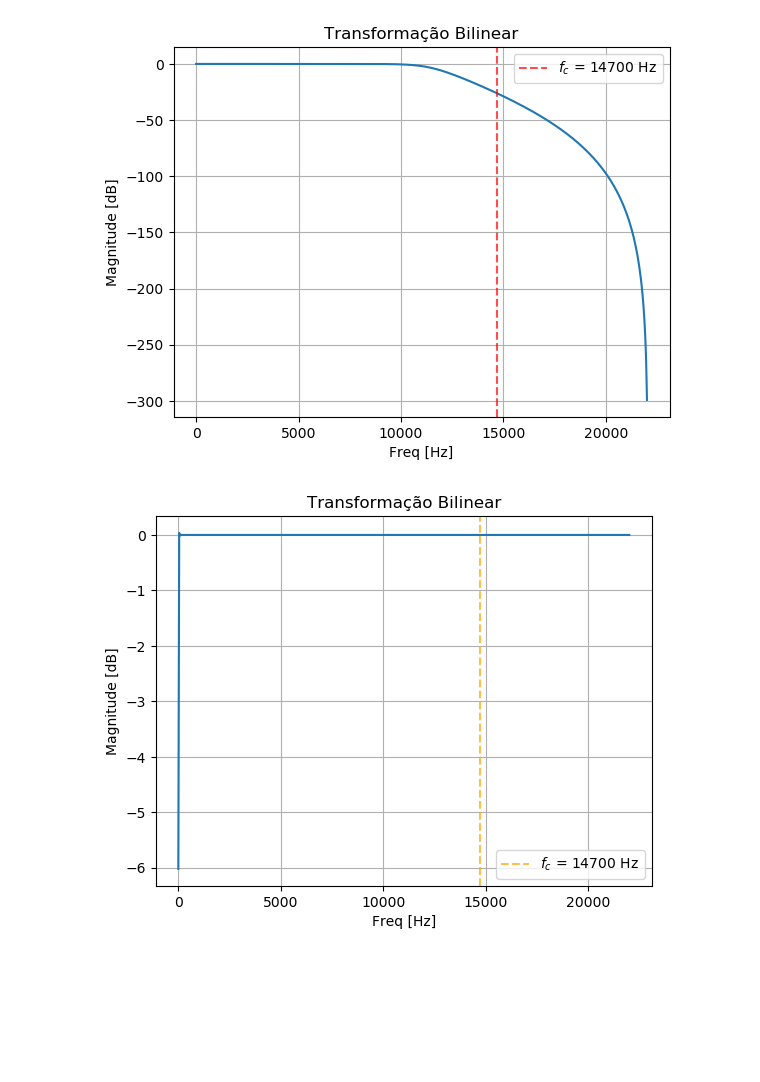
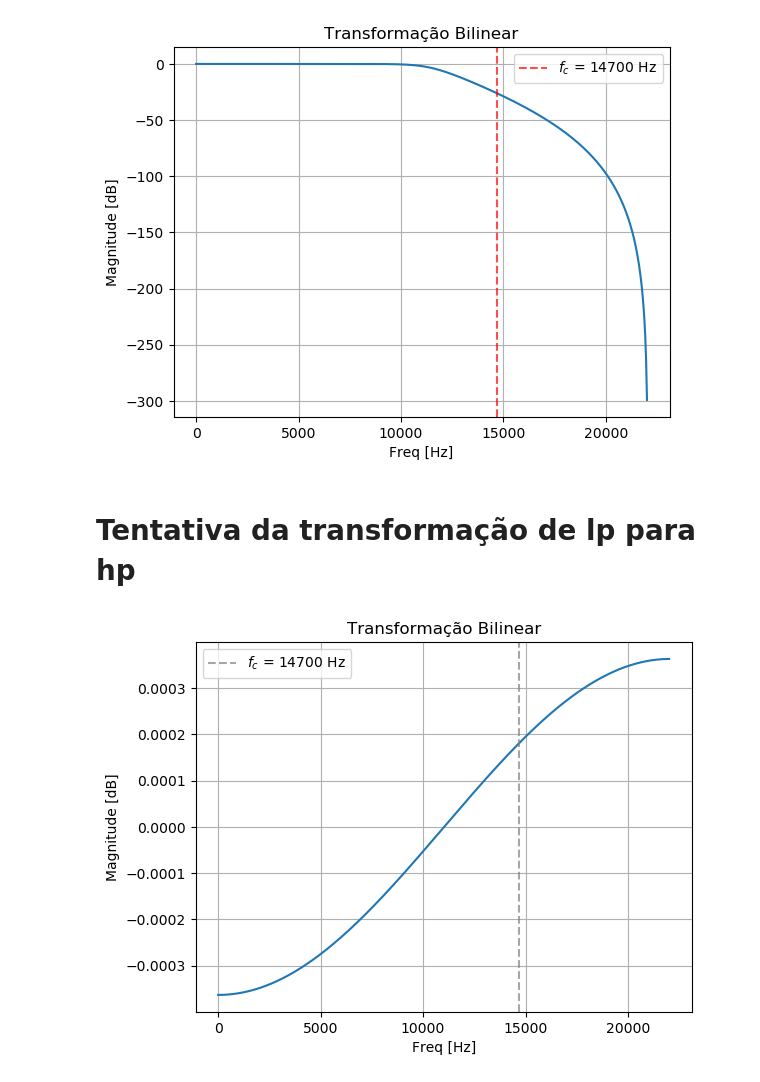
Before and after one commit to pedrohugo-psc/PDS_Trabalho, a Jupyter notebook: filtrobutter.ipynb, the cells around one changed output. Saved outputs shown, nothing was run; the diff lists cells and outputs as text; code cells hidden in the pictures; blank space fills up the shorter version.

```diff
--- a/filtrobutter.ipynb
+++ b/filtrobutter.ipynb
@@ -18,10 +18,10 @@ import numpy as np
 
 ordem = 6  # Ordem do filtro
 cutoff_freq = (2/3) * np.pi  # Frequência de corte em radianos / segundo
-fc = 44100/3
 
 fs = 44100 # Frequência de amostragem para sinal de audio
 wn = fs*cutoff_freq
+fc = wn/(2*np.pi)
 # %% [markdown]
 ## 1.2. Criando o filtro analógico *Butterworth* na forma direta
 # %%
@@ -245,21 +319,24 @@ plt.grid()
 plt.show()
 # %% [output]
 [figure]
+# %% [markdown]
+# Tentativa da transformação de lp para hp
 # %%
 from scipy import signal
 
-hp = signal.lti(*signal.lp2hp(butter_numerador, butter_denominador))
-filtz = dlti(*bilinear(hp.num, hp.den, fs=sampling_freq))
+hp_num,hp_den = signal.lp2hp(butter_numerador, butter_denominador)
+filtz = dlti(*bilinear(hp_num, hp_den, fs=sampling_freq))
 
+bsh,ash = signal.freqz(butter_numerador,butter_denominador)
 bzh,azh = signal.freqz(filtz.num,filtz.den)
 
-plt.plot(bzh*fs/(2*np.pi), 20*np.log10(np.abs(azh)))
-plt.axvline(x=fc, color='orange', ls='--', label='$f_c$ = {} Hz'.format(round(fc)), alpha=0.7)
+plt.plot(bsh*fs/(2*np.pi), 20*np.log10(np.abs(ash)))
+plt.axvline(x=fc, color='gray', ls='--', label='$f_c$ = {} Hz'.format(round(fc)), alpha=0.7)
 plt.legend()
 plt.title('Transformação Bilinear')
 plt.xlabel('Freq [Hz]')
 plt.ylabel('Magnitude [dB]')
 plt.grid()
 plt.show()
 # %% [output]
-[figure, old version]
+[figure, new version]
```
Also changed, not shown: parts of 11 cells of this notebook.
